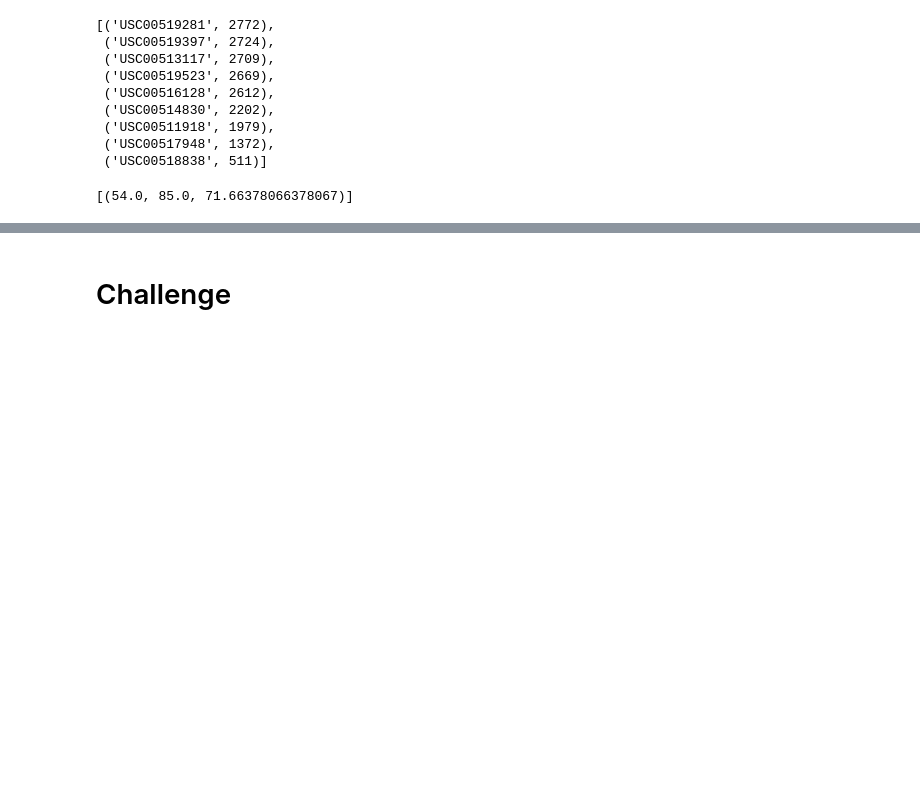
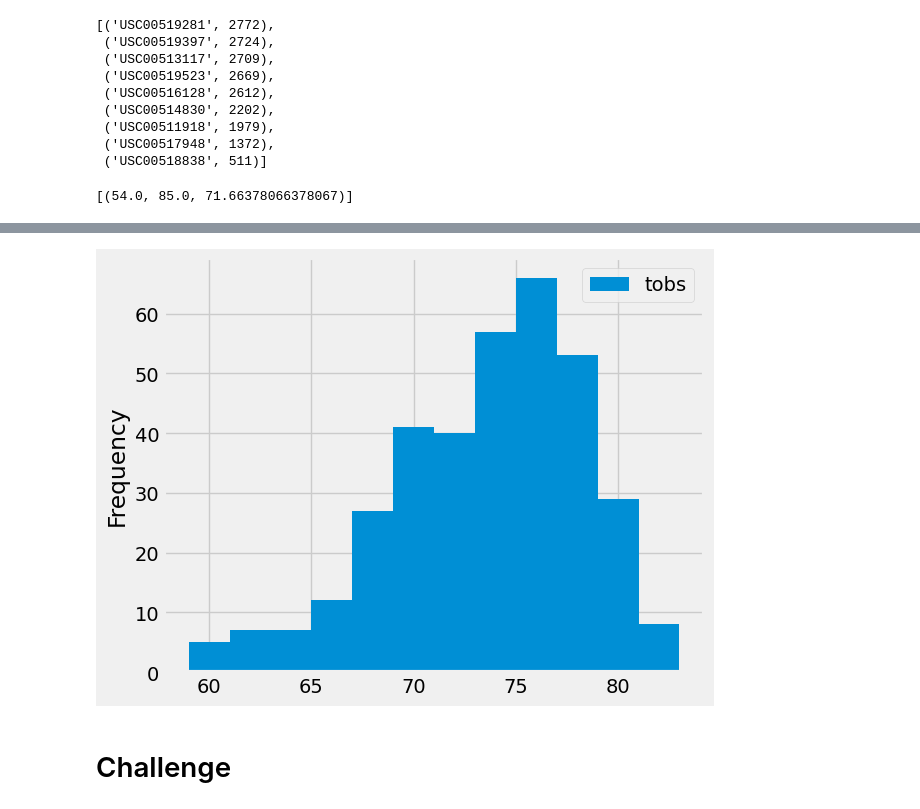
Before and after one commit to MuzX9p088KKe/Surfs_Up, a Jupyter notebook: climate_analysis.ipynb, the cells around one changed output, grey strips where cells are left out. Drawn from its saved outputs; the diff is of its cells as text; code cells hidden in the pictures; blank space fills up the shorter version.

```diff
--- a/climate_analysis.ipynb
+++ b/climate_analysis.ipynb
@@ -137,3 +122,8 @@ df = pd.DataFrame(results, columns=['tobs'])
+# %%
+df.plot.hist(bins=12)
+plt.tight_layout()
+# %% [output]
+[figure, added]
 # %%
 # Write a function called `calc_temps` that will accept start date and end date in the format '%Y-%m-%d'
 # and return the minimum, average, and maximum temperatures for that range of dates
```
Also changed, not shown: parts of 1 cell of this notebook, 1 other file.
